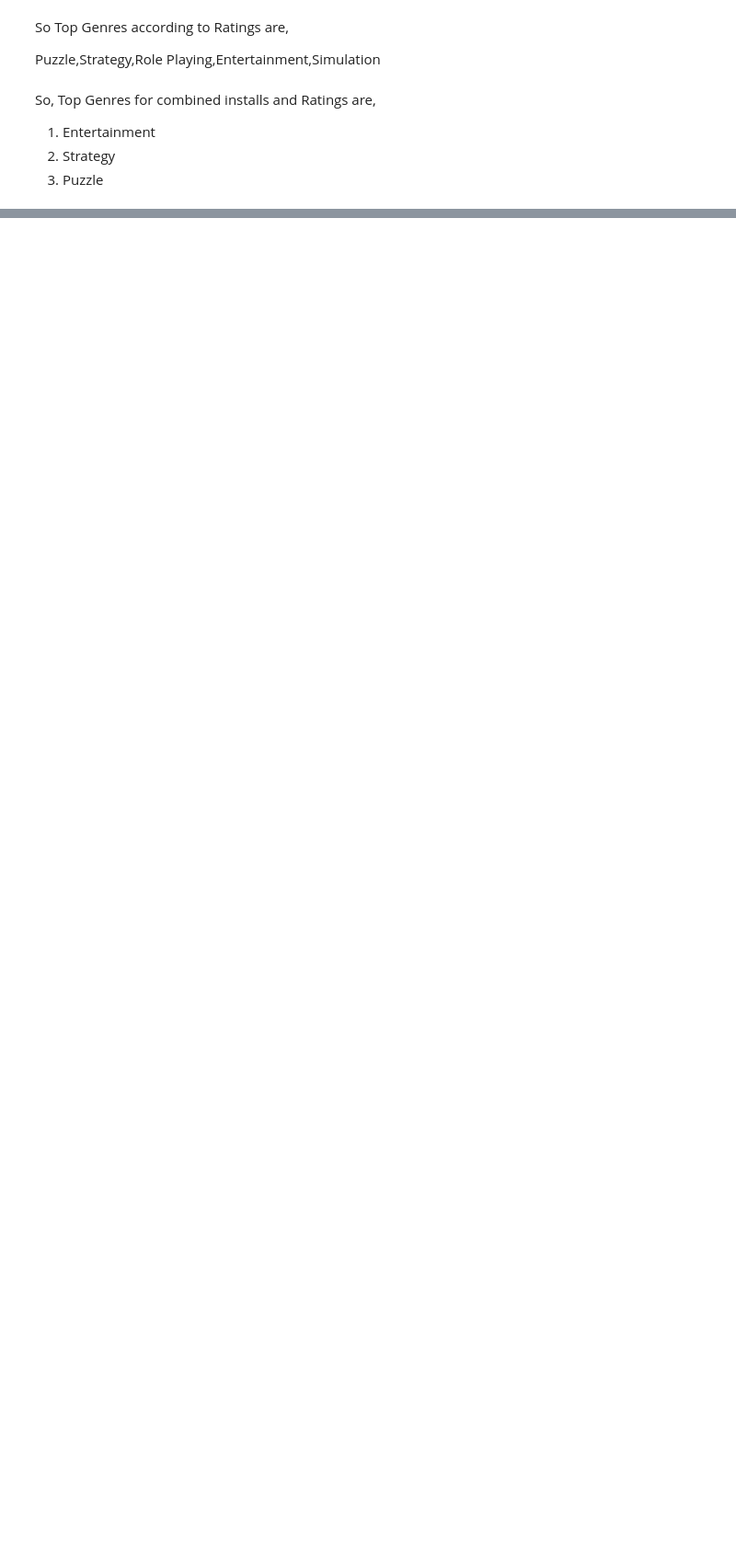
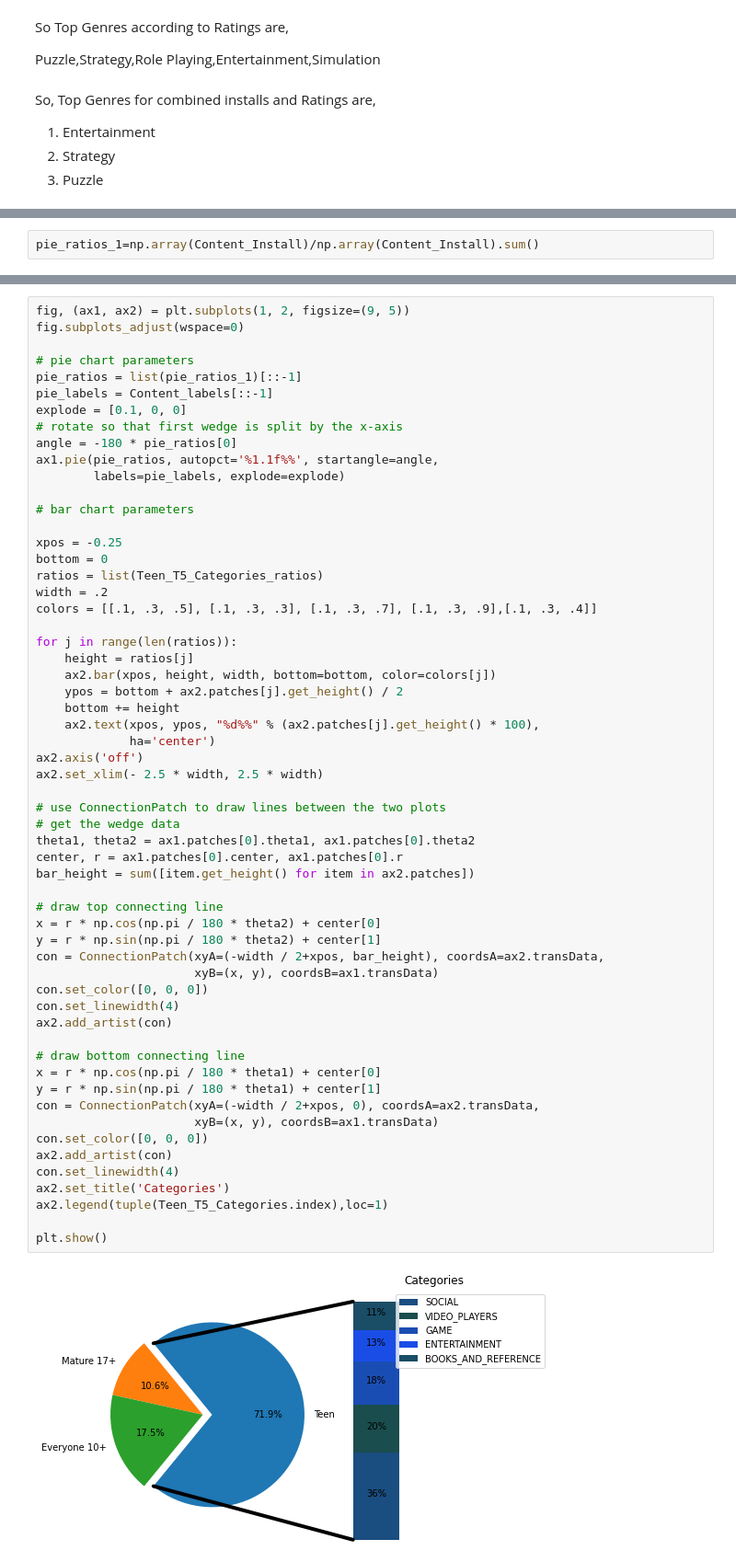
Before and after one commit to iMrugesh9/EDA_Playstore_Data, a Jupyter notebook: Play_Store_App_Review_Analysis(Mrugesh_Patel).ipynb, the cells around one changed output, grey strips where cells are left out. Shown at 92% size. Saved outputs shown, nothing was run; the diff lists cells and outputs as text; blank space fills up the shorter version.

```diff
--- a/Play_Store_App_Review_Analysis(Mrugesh_Patel).ipynb
+++ b/Play_Store_App_Review_Analysis(Mrugesh_Patel).ipynb
@@ -803,0 +838,2 @@ So, Top Genres for combined installs and Ratings are,
+# %%
+pie_ratios_1=np.array(Content_Install)/np.array(Content_Install).sum()
@@ -803,0 +848,60 @@ So, Top Genres for combined installs and Ratings are,
+# %%
+fig, (ax1, ax2) = plt.subplots(1, 2, figsize=(9, 5))
+fig.subplots_adjust(wspace=0)
+
+# pie chart parameters
+pie_ratios = list(pie_ratios_1)[::-1]
+pie_labels = Content_labels[::-1]
+explode = [0.1, 0, 0]
+# rotate so that first wedge is split by the x-axis
+angle = -180 * pie_ratios[0]
+ax1.pie(pie_ratios, autopct='%1.1f%%', startangle=angle,
+        labels=pie_labels, explode=explode)
+
+# bar chart parameters
+
+xpos = -0.25
+bottom = 0
+ratios = list(Teen_T5_Categories_ratios)
+width = .2
+colors = [[.1, .3, .5], [.1, .3, .3], [.1, .3, .7], [.1, .3, .9],[.1, .3, .4]]
+
+for j in range(len(ratios)):
+    height = ratios[j]
+    ax2.bar(xpos, height, width, bottom=bottom, color=colors[j])
+    ypos = bottom + ax2.patches[j].get_height() / 2
+    bottom += height
+    ax2.text(xpos, ypos, "%d%%" % (ax2.patches[j].get_height() * 100),
+             ha='center')
+ax2.axis('off')
+ax2.set_xlim(- 2.5 * width, 2.5 * width)
+
+# use ConnectionPatch to draw lines between the two plots
+# get the wedge data
+theta1, theta2 = ax1.patches[0].theta1, ax1.patches[0].theta2
+center, r = ax1.patches[0].center, ax1.patches[0].r
+bar_height = sum([item.get_height() for item in ax2.patches])
+
+# draw top connecting line
+x = r * np.cos(np.pi / 180 * theta2) + center[0]
+y = r * np.sin(np.pi / 180 * theta2) + center[1]
+con = ConnectionPatch(xyA=(-width / 2+xpos, bar_height), coordsA=ax2.transData,
+                      xyB=(x, y), coordsB=ax1.transData)
+con.set_color([0, 0, 0])
+con.set_linewidth(4)
+ax2.add_artist(con)
+
+# draw bottom connecting line
+x = r * np.cos(np.pi / 180 * theta1) + center[0]
+y = r * np.sin(np.pi / 180 * theta1) + center[1]
+con = ConnectionPatch(xyA=(-width / 2+xpos, 0), coordsA=ax2.transData,
+                      xyB=(x, y), coordsB=ax1.transData)
+con.set_color([0, 0, 0])
+ax2.add_artist(con)
+con.set_linewidth(4)
+ax2.set_title('Categories')
+ax2.legend(tuple(Teen_T5_Categories.index),loc=1)
+
+plt.show()
+# %% [output]
+[figure, added]
```
Also changed, not shown: parts of 15 cells of this notebook.
